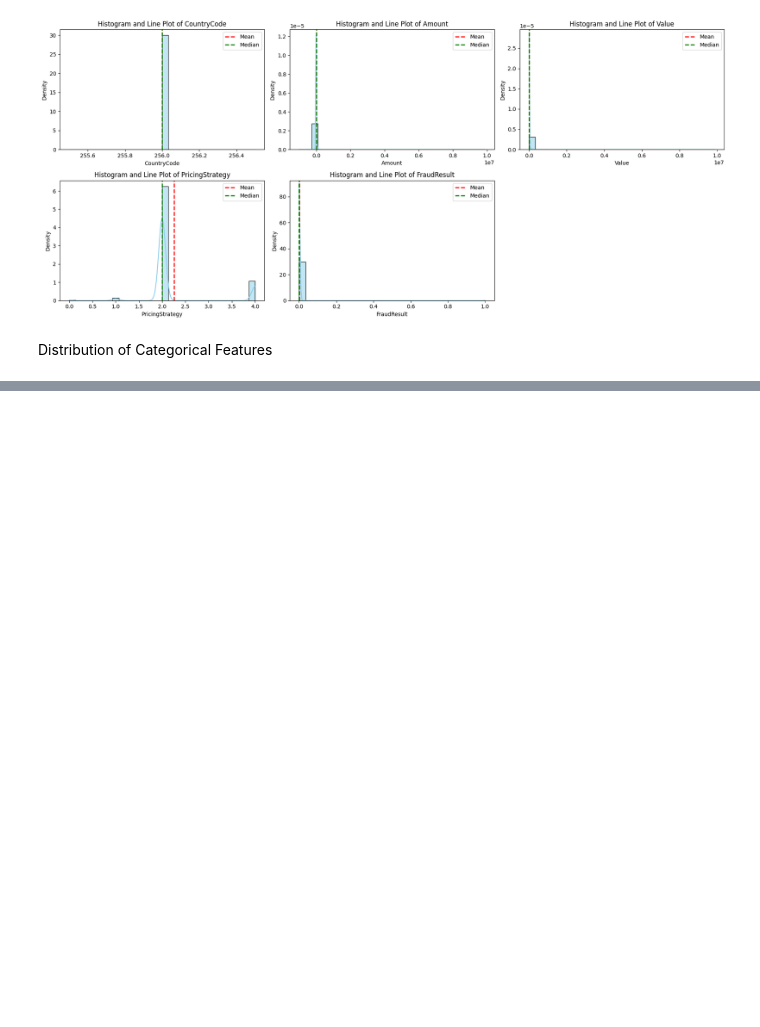
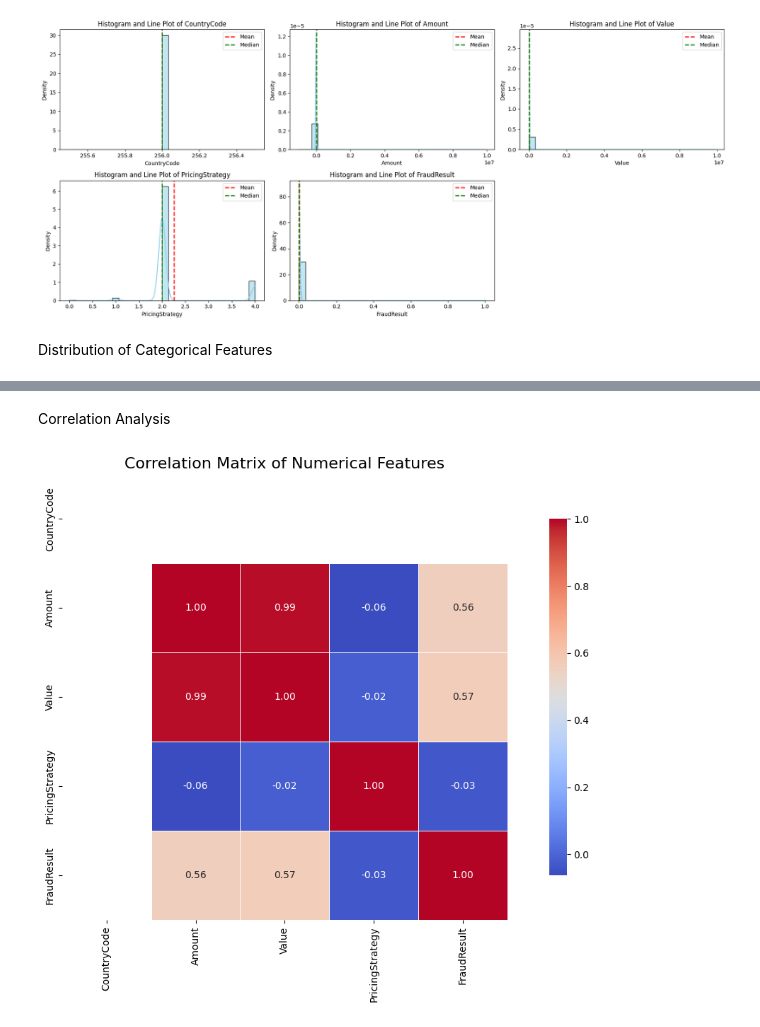
Before and after one commit to brook1167/Bati-Bank, a Jupyter notebook: notebooks/Eda.ipynb, the cells around one changed output, grey strips where cells are left out. Drawn from its saved outputs; the diff is of its cells as text; code cells hidden in the pictures; blank space fills up the shorter version.

Commit message:
plot correlation matrix

```diff
--- a/notebooks/Eda.ipynb
+++ b/notebooks/Eda.ipynb
@@ -135,0 +136,7 @@ plot_categorical_columns(df)
+# %% [markdown]
+Correlation Analysis
+# %%
+# Plot categorical matrix
+plot_correlation_matrix(df)
+# %% [output]
+[figure, added]
```
Also changed, not shown: parts of 1 cell of this notebook.
